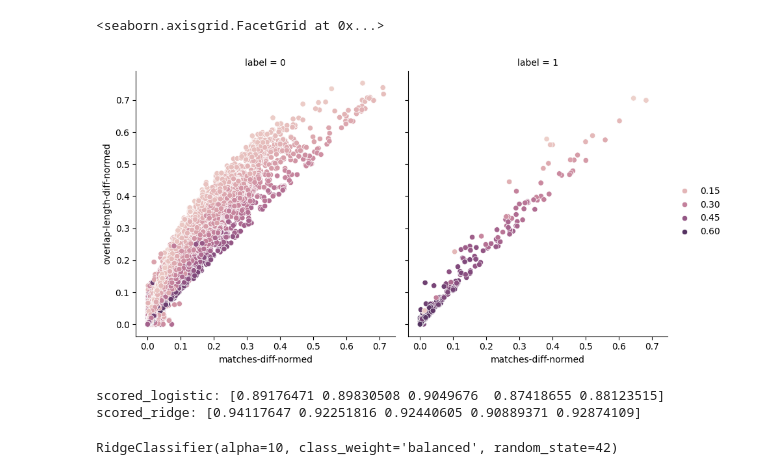
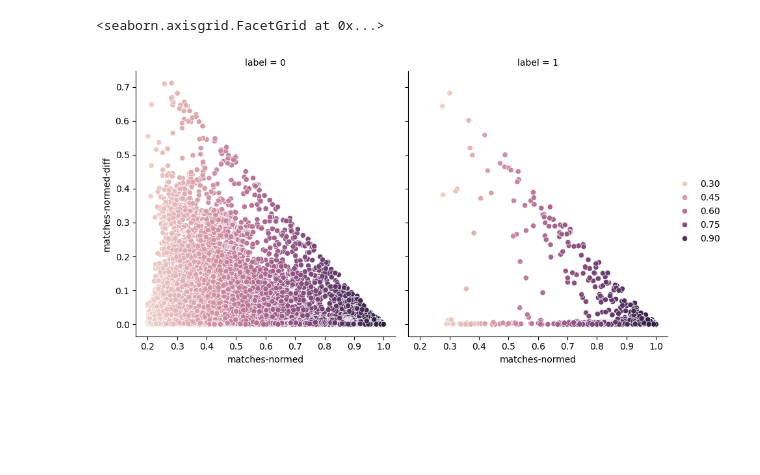
Before and after one commit to tbrekalo/tb-ram, a Jupyter notebook: scripts/notebooks/ovlp-chain-eval.ipynb, the cells around one changed output. Drawn from its saved outputs; the diff is of its cells as text; code cells hidden in the pictures; blank space fills up the shorter version.

Commit message:
recall: updated scoring heuristic

```diff
--- a/scripts/notebooks/ovlp-chain-eval.ipynb
+++ b/scripts/notebooks/ovlp-chain-eval.ipynb
@@ -88,4 +90,7 @@ shape: (2, 1)
 └───────────┘
+# %%
+OFFESET = 0
+ANGLE = 0 * np.pi
 # %%
 df_experiment = (
     df_ovlps_ai_ram.with_columns(
@@ -97,17 +102,37 @@ df_experiment = (
             pl.col("query-overlap-length"),
             pl.col("target-overlap-length"),
         ).alias("overlap-length"),
+        (pl.col("query-overlap-length") - pl.col("target-overlap-length"))
+        .abs()
+        .alias("overlap-length-diff"),
     )
     .with_columns(
         (pl.col("score") / pl.col("overlap-length")).alias("score-normed"),
-        (pl.col("query-matches") / pl.col("query-overlap-length")).alias("query-matches-normed"),
-        (pl.col("target-matches") / pl.col("target-overlap-length")).alias("target-matches-normed"),
-        (pl.col("n-residue-matches") / pl.col("overlap-length")).alias("matches-normed"),
+        (pl.col("query-matches") / pl.col("query-overlap-length")).alias(
+            "query-matches-normed"
+        ),
+        (pl.col("target-matches") / pl.col("target-overlap-length")).alias(
+            "target-matches-normed"
+        ),
+        (pl.col("n-residue-matches") / pl.col("overlap-length")).alias(
+            "matches-normed"
+        ),
+    )
+    .with_columns(
+        (pl.col("query-matches-normed") - pl.col("target-matches-normed"))
+        .abs()
+        .alias("matches-normed-diff")
+    )
+    .with_columns(
         (
-            (pl.col("query-overlap-length") - pl.col("target-overlap-length")).abs()
-            / pl.col("overlap-length")
-        ).alias("overlap-length-diff-normed"),
-    ).with_columns(
-        (pl.col("query-matches-normed") - pl.col("target-matches-normed")).abs().alias("matches-diff-normed")
+            (pl.col("matches-normed-diff") + OFFESET) * np.cos(ANGLE)
+            + (pl.col("matches-normed-diff") + OFFESET).pow(2) * np.sin(ANGLE)
+        ).alias("matches-normed-diff-rot")
+    )
+    .with_columns(
+        (
+            (pl.col("matches-normed-diff") + OFFESET) * np.sin(ANGLE)
+            - (pl.col("matches-normed-diff") + OFFESET).pow(2) * np.cos(ANGLE)
+        ).alias("matches-normed-diff-y-rot")
     )
 )
@@ -114,18 +142,18 @@ df_experiment = (
 # %%
 g = sns.FacetGrid(
     df_experiment,
     col="label",
 )
 g.fig.set_size_inches(9, 5)
 g.map_dataframe(
     sns.scatterplot,
-    x="matches-diff-normed",
-    y="overlap-length-diff-normed",
-    hue="score-normed",
+    x="matches-normed",
+    y="matches-normed-diff",
+    hue="matches-normed",
 )
 g.add_legend()
 # %% [output]
 <seaborn.axisgrid.FacetGrid at 0x...>
-[figure, old version]
+[figure, new version]
 # %%
 df_features = df_experiment.select(
@@ -141,27 +175 @@ y = df_features["label"].to_pandas()
 kfold = KFold(n_splits=5, shuffle=True, random_state=RANDOM_SEED)
-# %%
-model_logistic = LogisticRegression(
-    class_weight="balanced",
-    random_state=RANDOM_SEED,
-)
-model_ridge = RidgeClassifier(
-    alpha=10,
-    class_weight="balanced",
-    random_state=RANDOM_SEED,
-)
-
-scores_logistic = cross_val_score(model_logistic, X, y, cv=kfold, scoring="recall")
-scores_ridge = cross_val_score(model_ridge, X, y, cv=kfold, scoring="recall")
-
-print(f"scored_logistic: {scores_logistic}")
-print(f"scored_ridge: {scores_ridge}")
-# %% [output]
-scored_logistic: [0.89176471 0.89830508 0.9049676  0.87418655 0.88123515]
-scored_ridge: [0.94117647 0.92251816 0.92440605 0.90889371 0.92874109]
-# %%
-X_train, X_test, y_train, y_test = train_test_split(
-    X, y, train_size=0.6, random_state=RANDOM_SEED)
-model_logistic.fit(X_train, y_train)
-model_ridge.fit(X_train, y_train)
-# %% [output]
-RidgeClassifier(alpha=10, class_weight='balanced', random_state=42)
```
Also changed, not shown: parts of 14 cells of this notebook, 1 other file.
